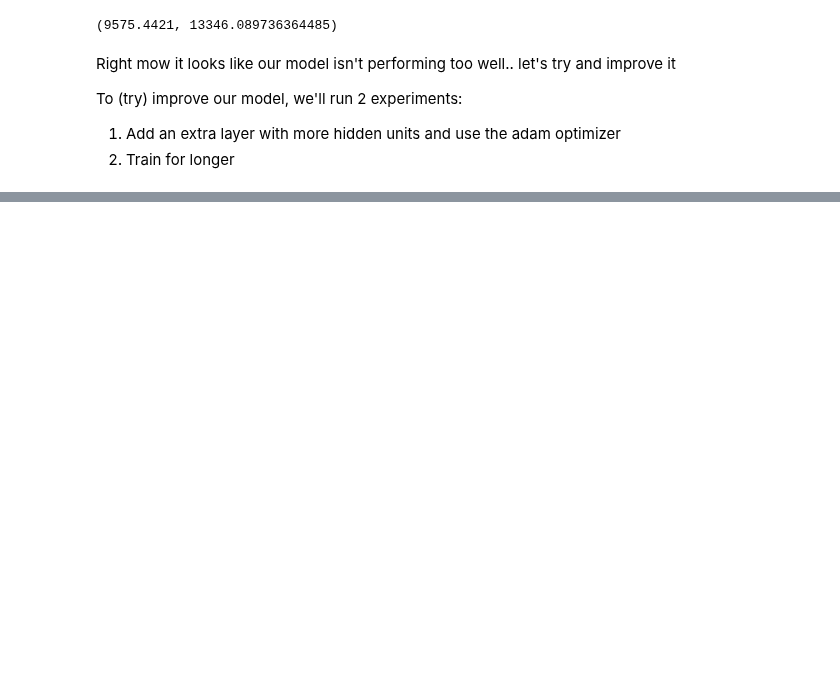
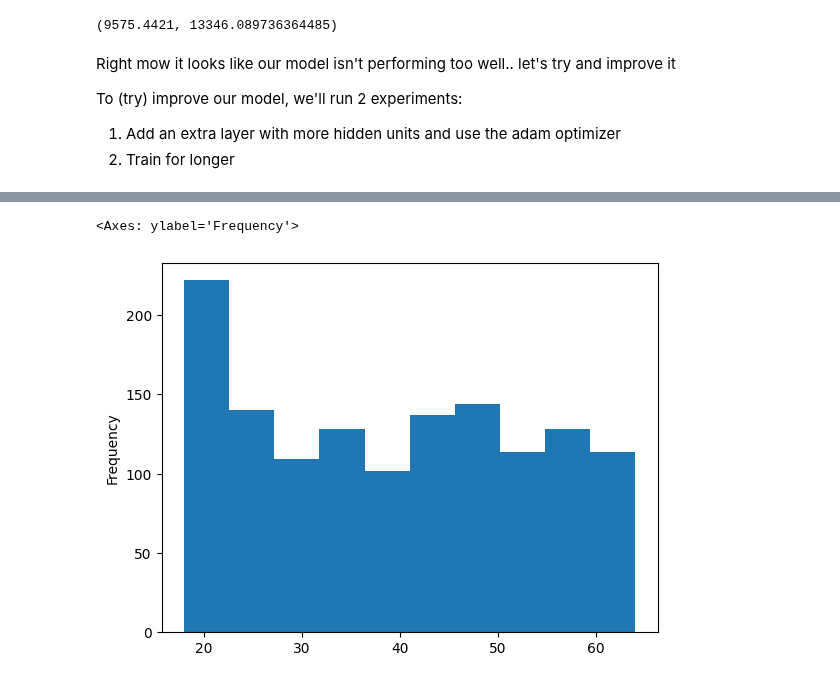
Before and after one commit to Roronoa-17/TF_ZTM, a Jupyter notebook: 01_Neural_Network_Regression_with_TF.ipynb, the cells around one changed output, grey strips where cells are left out. Drawn from its saved outputs; the diff is of its cells as text; code cells hidden in the pictures; blank space fills up the shorter version.

```diff
--- a/01_Neural_Network_Regression_with_TF.ipynb
+++ b/01_Neural_Network_Regression_with_TF.ipynb
@@ -1092,0 +1113,5 @@ Text(0.5, 0, 'epochs')
+# %%
+X['age'].plot(kind="hist")
+# %% [output]
+<Axes: ylabel='Frequency'>
+[figure, added]
```
Also changed, not shown: parts of 47 cells of this notebook.
